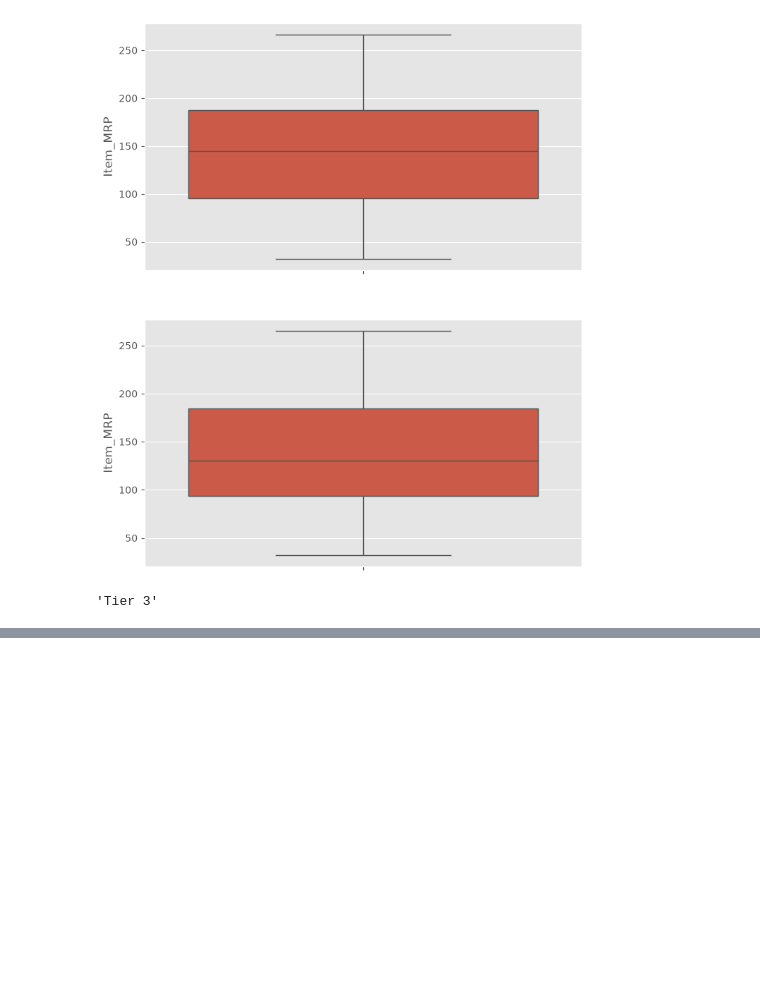
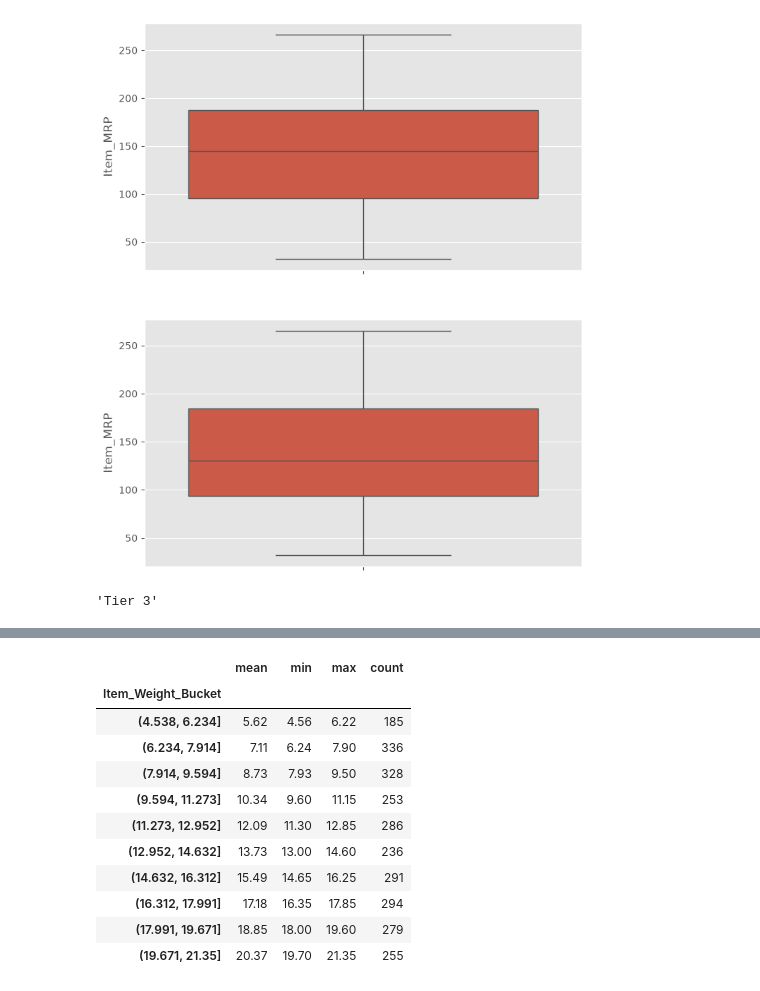
Before and after one commit to notnth/assignment_1, a Jupyter notebook: dave3625_assignment_1.ipynb, the cells around one changed output, grey strips where cells are left out. Saved outputs shown, nothing was run; the diff lists cells and outputs as text; code cells hidden in the pictures; blank space fills up the shorter version.

```diff
--- a/dave3625_assignment_1.ipynb
+++ b/dave3625_assignment_1.ipynb
@@ -199,16 +205,28 @@ NameError: name 'Grc_Concat_df' is not defined
 # %%
 # Task 10, cut into 10 buckets and compute mean, min, max + count
-# Hopefully this stuff will work with the other tasks?
 
 # splitting into buckets
 Grc_Concat_df["Item_Weight_Bucket"] = pd.cut(
     Grc_Concat_df["Item_Weight"],
     bins=10)
 
 # Calculating those stats
-Weight_Summary = Grc_Concat_df.groupby(
-    ("Item_Weight_Bucket", observed=False)["Item_Weight"]
+Weight_Summary = (Grc_Concat_df.groupby(
+    "Item_Weight_Bucket", observed=False)["Item_Weight"]
 .agg(["mean", "min", "max", "count"])
 )
 
 Weight_Summary.round(2) # 2 decimal places just easier to read
+# %% [output]
+|  | mean | min | max | count |
+| Item_Weight_Bucket |  |  |  |  |
+| (4.538, 6.234] | 5.62 | 4.56 | 6.22 | 185 |
+| (6.234, 7.914] | 7.11 | 6.24 | 7.90 | 336 |
+| (7.914, 9.594] | 8.73 | 7.93 | 9.50 | 328 |
+| (9.594, 11.273] | 10.34 | 9.60 | 11.15 | 253 |
+| (11.273, 12.952] | 12.09 | 11.30 | 12.85 | 286 |
+| (12.952, 14.632] | 13.73 | 13.00 | 14.60 | 236 |
+| (14.632, 16.312] | 15.49 | 14.65 | 16.25 | 291 |
+| (16.312, 17.991] | 17.18 | 16.35 | 17.85 | 294 |
+| (17.991, 19.671] | 18.85 | 18.00 | 19.60 | 279 |
+| (19.671, 21.35] | 20.37 | 19.70 | 21.35 | 255 |
```
Also changed, not shown: parts of 1 cell of this notebook, 3 other files.
